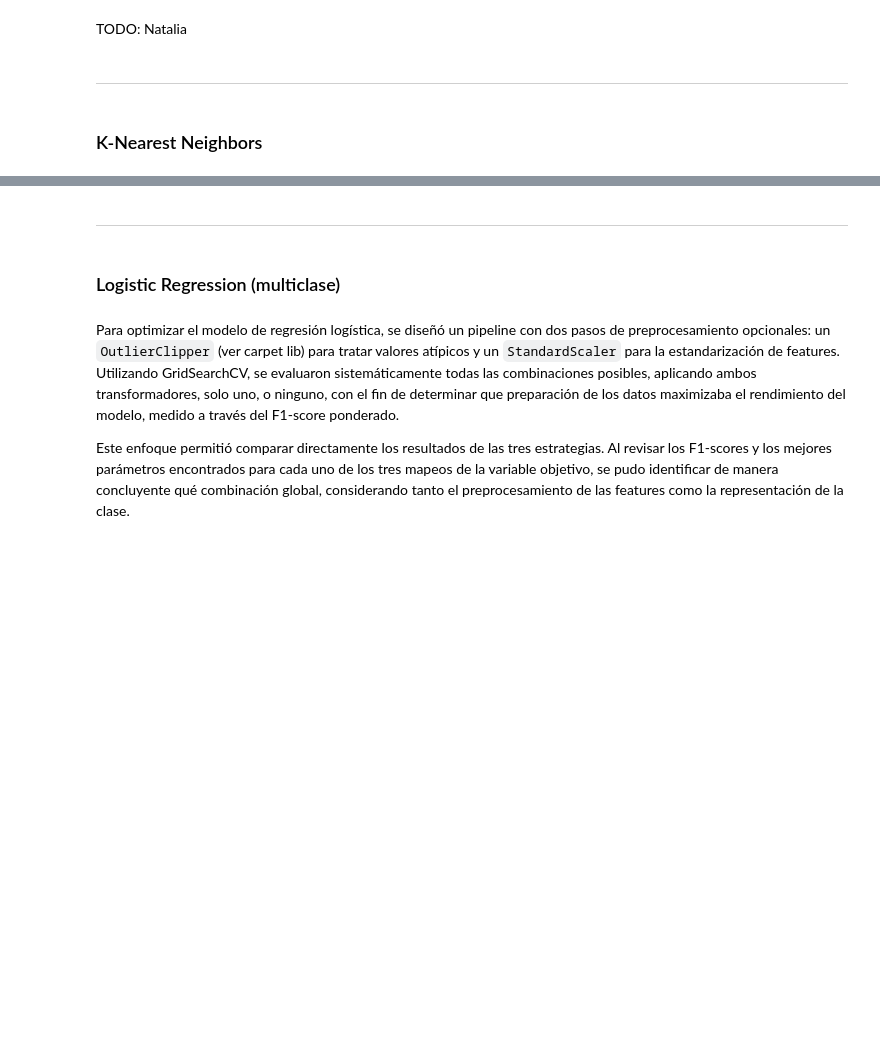
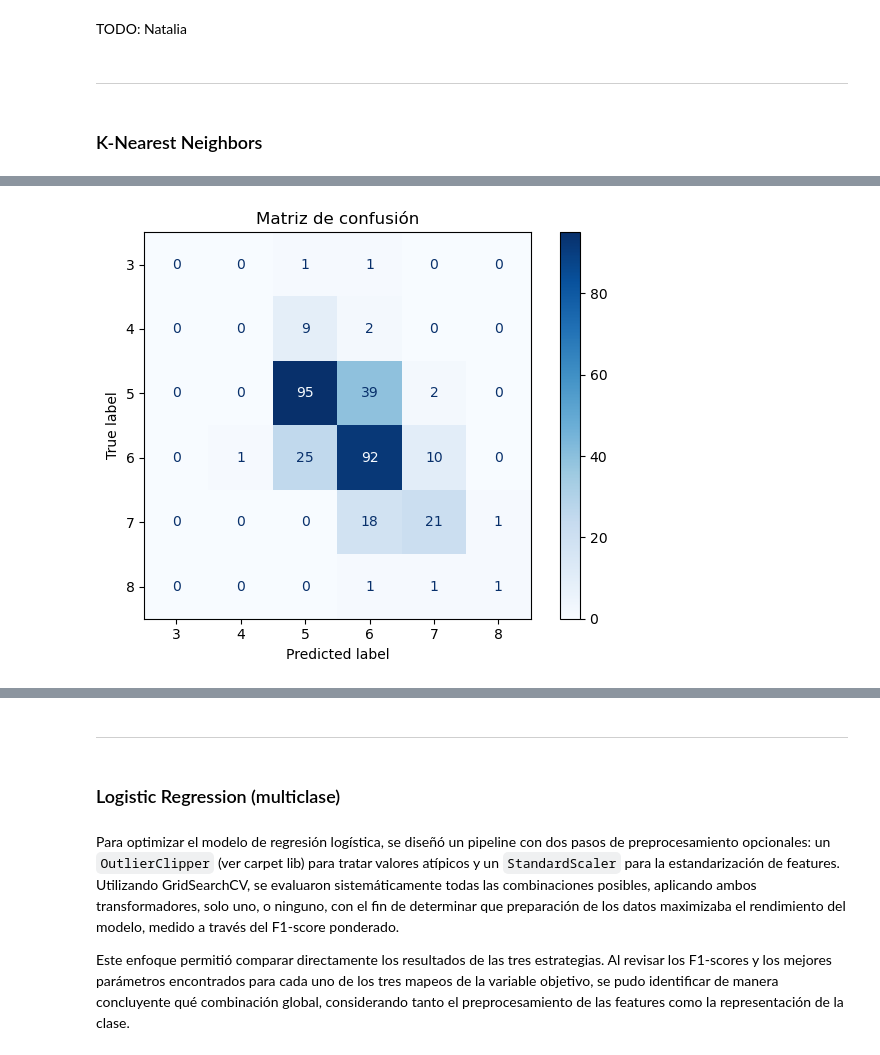
Before and after one commit to joseaviani/CEIA-AMq-TP, a Jupyter notebook: src/AMq-TP-Co20.ipynb, the cells around one changed output, grey strips where cells are left out. Drawn from its saved outputs; the diff is of its cells as text; code cells hidden in the pictures; blank space fills up the shorter version.

```diff
--- a/src/AMq-TP-Co20.ipynb
+++ b/src/AMq-TP-Co20.ipynb
@@ -381,0 +392,93 @@ if EJECUTAR_K_NEAREST_NEIGHBORS:
+# %%
+
+def K_Nearest_Neighbors(X_train, X_test, y_train, y_test, classes, class_weights, k_grid=range(1, 31), cv=5, weights='distance', metric='minkowski', p=2):
+    print("K NEAREST NEIGHBORS")
+    print("Tamaño X_train:", X_train.shape)
+    print("Tamaño X_test:", X_test.shape)
+    print("Tamaño y_train:", y_train.shape)
+    print("Tamaño y_test:", y_test.shape)
+    print("classes:", classes)
+    print("class_weights:", class_weights)
+
+    # Escalado
+    scaler = StandardScaler()
+    X_train_s = scaler.fit_transform(X_train)
+    X_test_s  = scaler.transform(X_test)
+
+    # Buscar el mejor k
+    cv_scores = []
+    for k in k_grid:
+        knn_k = KNeighborsClassifier(n_neighbors=k, weights=weights, metric=metric, p=p)
+        score = cross_val_score(knn_k, X_train_s, y_train, cv=cv, scoring='accuracy').mean()
+        cv_scores.append(score)
+    best_idx = int(np.argmax(cv_scores))
+    best_k = list(k_grid)[best_idx]
+    best_cv = cv_scores[best_idx]
+    print(f"Mejor k: {best_k} con accuracy de validación cruzada: {best_cv:.4f}")
+
+    # Entrenamiento final
+    knn = KNeighborsClassifier(n_neighbors=best_k, weights=weights, metric=metric, p=p)
+    knn.fit(X_train_s, y_train)
+
+    # Evaluación
+    y_pred = knn.predict(X_test_s)
+    print("\nReporte de clasificación:\n", classification_report(y_test, y_pred, zero_division=0))
+    cm = confusion_matrix(y_test, y_pred, labels=classes)
+    print("Matriz de confusión (filas=verdadero, columnas=predicho, etiquetas en orden de 'classes'):\n", cm)
+
+    # Matriz de confusión
+    disp = ConfusionMatrixDisplay(confusion_matrix=cm, display_labels=classes)
+    disp.plot(cmap="Blues", values_format="d")
+    plt.title("Matriz de confusión")
+    plt.tight_layout()
+    plt.show()
+
+    # k v/s accuracy
+    plt.figure(figsize=(8,5))
+    plt.plot(list(k_grid), cv_scores, marker="o")
+    plt.xlabel("Número de vecinos (k)")
+    plt.ylabel("Accuracy de validación cruzada")
+    plt.title("Precisión vs. número de vecinos (k)")
+    plt.grid(True)
+    plt.show()
+
+
+
+    return {
+        "scaler": scaler,
+        "model": knn,
+        "best_k": best_k,
+        "best_cv": best_cv,
+        "cv_scores": cv_scores,
+        "classes": classes,
+        "confusion_matrix": cm,
+        "y_pred": y_pred
+    }
+
+# 1) Cargar los datos
+df = pd.read_csv('dataset/winequality-red.csv')
+
+# 2) Separar X e y
+X = df.drop('quality', axis=1)
+y = df['quality']
+
+# 3) División en train y test
+X_train, X_test, y_train, y_test = train_test_split(
+    X, y, test_size=0.2, random_state=42, stratify=y
+)
+
+# calcular pesos de las clases
+classes = np.sort(y.unique())
+class_weights = compute_class_weight(class_weight='balanced', classes=classes, y=y)
+class_weights = dict(zip(classes, class_weights))
+
+# 4) Llamar a la función final
+artifacts = K_Nearest_Neighbors(
+    X_train, X_test, y_train, y_test,
+    classes=classes,
+    class_weights=class_weights,
+    k_grid=range(1, 31),   # probar k=1..30
+    cv=5,
+    weights='distance'
+)
+# %% [output]
@@ -381,0 +502 @@ if EJECUTAR_K_NEAREST_NEIGHBORS:
+[figure, added]
```
Also changed, not shown: parts of 10 cells of this notebook.
